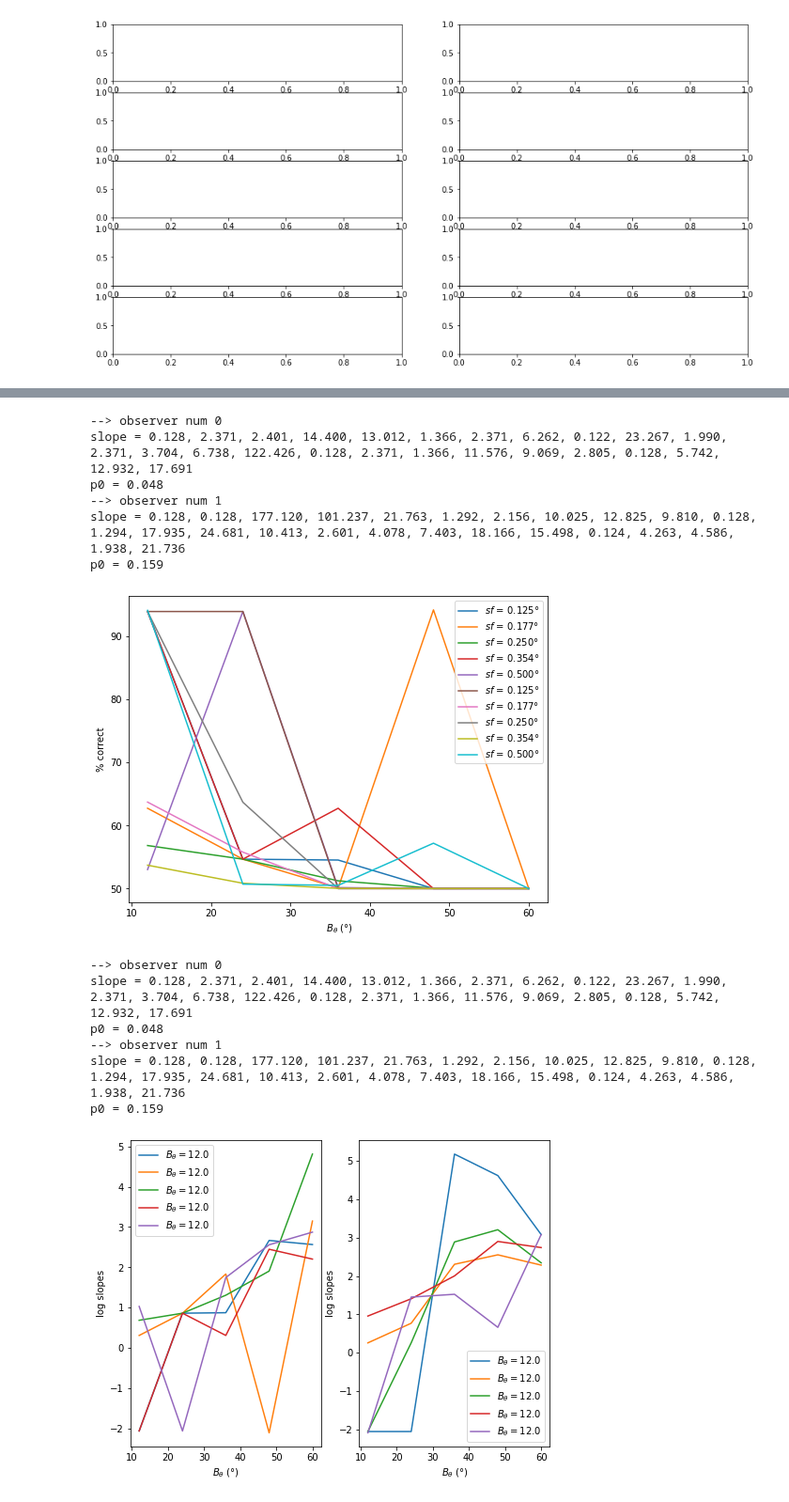
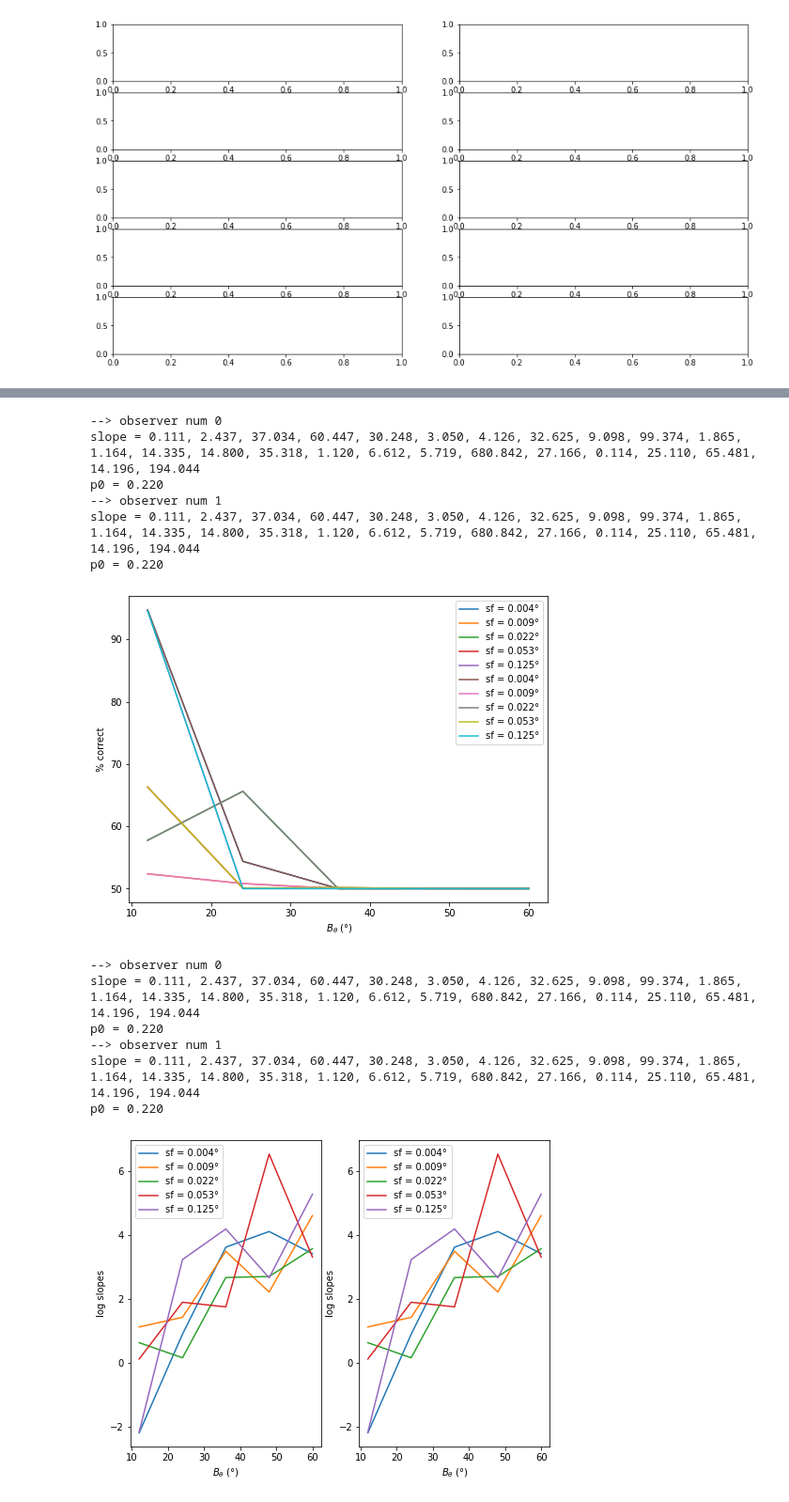
Before and after one commit to jennafradin/MSc-Internship, a Jupyter notebook: Notebooks/W17/69_analysis_fit.ipynb, the cells around one changed output, grey strips where cells are left out. Shown at 94% size. Saved outputs shown, nothing was run; the diff lists cells and outputs as text; code cells hidden in the pictures.

```diff
--- a/Notebooks/W17/69_analysis_fit.ipynb
+++ b/Notebooks/W17/69_analysis_fit.ipynb
@@ -15,6 +15,7 @@ import matplotlib.pyplot as plt
 import os
 # %%
 subj_name_list =  ['JF', 'LP']
+subj_name_list =  ['LP', 'LP']
 
 subj_data_list = []
 import json
@@ -68,7 +69,7 @@ data_dict[num]['correct'].reshape((5, 5, 18)).shape
 plt.figure(figsize = (8,6))
 for num, data in enumerate(subj_data_list) :
     print('--> observer num', num)
-    correct = data_dict[num]['correct'].reshape((5, 5, 18))
+    correct = data_dict[num]['correct'].reshape((5, 5, 20))
     for i_sf, sf in enumerate(sf_list):
         plt.plot(B_theta_list, correct[:, i_sf, :].mean(axis=-1)*100, label = r'$sf$ = %.3f°' %sf)
     plt.xlabel(r' $B_\theta$ (°)')
@@ -283,36 +284,36 @@ for num, data in enumerate(subj_data_list) :
     for i_sf, sf in enumerate(sf_list):
         wt__ = wt_[(i_sf*len(B_theta_list)):((i_sf+1)*len(B_theta_list))]
         correct = .5+ .5*np.exp(-wt__)
-        plt.plot(B_theta_list, correct*100,label = r'$sf$ = %.3f°' %sf)
+        plt.plot(B_theta_list, correct*100, label=f'sf = {sf:.3f}°' )
 plt.xlabel(r' $B_\theta$ (°)')
 plt.ylabel(r' % correct ')
 plt.legend(loc ='best');
 # %% [output]
 --> observer num 0
-slope = 0.128, 2.371, 2.401, 14.400, 13.012, 1.366, 2.371, 6.262, 0.122, 23.267, 1.990, 2.371, 3.704, 6.738, 122.426, 0.128, 2.371, 1.366, 11.576, 9.069, 2.805, 0.128, 5.742, 12.932, 17.691
-p0 = 0.048
+slope = 0.111, 2.437, 37.034, 60.447, 30.248, 3.050, 4.126, 32.625, 9.098, 99.374, 1.865, 1.164, 14.335, 14.800, 35.318, 1.120, 6.612, 5.719, 680.842, 27.166, 0.114, 25.110, 65.481, 14.196, 194.044
+p0 = 0.220
 --> observer num 1
-slope = 0.128, 0.128, 177.120, 101.237, 21.763, 1.292, 2.156, 10.025, 12.825, 9.810, 0.128, 1.294, 17.935, 24.681, 10.413, 2.601, 4.078, 7.403, 18.166, 15.498, 0.124, 4.263, 4.586, 1.938, 21.736
-p0 = 0.159
+slope = 0.111, 2.437, 37.034, 60.447, 30.248, 3.050, 4.126, 32.625, 9.098, 99.374, 1.865, 1.164, 14.335, 14.800, 35.318, 1.120, 6.612, 5.719, 680.842, 27.166, 0.114, 25.110, 65.481, 14.196, 194.044
+p0 = 0.220
-[figure, old version]
+[figure, new version]
 # %%
 fig, axs = plt.subplots(1, len(subj_data_list), figsize=(8,6))
 for num, data in enumerate(subj_data_list) :
     print('--> observer num', num)
     theta0_, wt_, p0_ = get_params(results[num], verbose=True)
     coef_list = []
     for i_sf, sf in enumerate(sf_list):
         wt__ = wt_[(i_sf*len(B_theta_list)):((i_sf+1)*len(B_theta_list))]
-        axs[num].plot(B_theta_list, np.log(wt__), label=r'$B_\theta=%s$' % f'{B_theta:.1f}')
+        axs[num].plot(B_theta_list, np.log(wt__), label=f'sf = {sf:.3f}°')
     axs[num].set_xlabel(r'$B_\theta$ (°)')
     axs[num].set_ylabel(r'log slopes')
     axs[num].legend(loc ='best')
     #axs[num].set_xscale('log')
 # %% [output]
 --> observer num 0
-slope = 0.128, 2.371, 2.401, 14.400, 13.012, 1.366, 2.371, 6.262, 0.122, 23.267, 1.990, 2.371, 3.704, 6.738, 122.426, 0.128, 2.371, 1.366, 11.576, 9.069, 2.805, 0.128, 5.742, 12.932, 17.691
-p0 = 0.048
+slope = 0.111, 2.437, 37.034, 60.447, 30.248, 3.050, 4.126, 32.625, 9.098, 99.374, 1.865, 1.164, 14.335, 14.800, 35.318, 1.120, 6.612, 5.719, 680.842, 27.166, 0.114, 25.110, 65.481, 14.196, 194.044
+p0 = 0.220
 --> observer num 1
-slope = 0.128, 0.128, 177.120, 101.237, 21.763, 1.292, 2.156, 10.025, 12.825, 9.810, 0.128, 1.294, 17.935, 24.681, 10.413, 2.601, 4.078, 7.403, 18.166, 15.498, 0.124, 4.263, 4.586, 1.938, 21.736
-p0 = 0.159
+slope = 0.111, 2.437, 37.034, 60.447, 30.248, 3.050, 4.126, 32.625, 9.098, 99.374, 1.865, 1.164, 14.335, 14.800, 35.318, 1.120, 6.612, 5.719, 680.842, 27.166, 0.114, 25.110, 65.481, 14.196, 194.044
+p0 = 0.220
-[figure, old version]
+[figure, new version]
```
Also changed, not shown: parts of 7 cells of this notebook, 4 other files.
